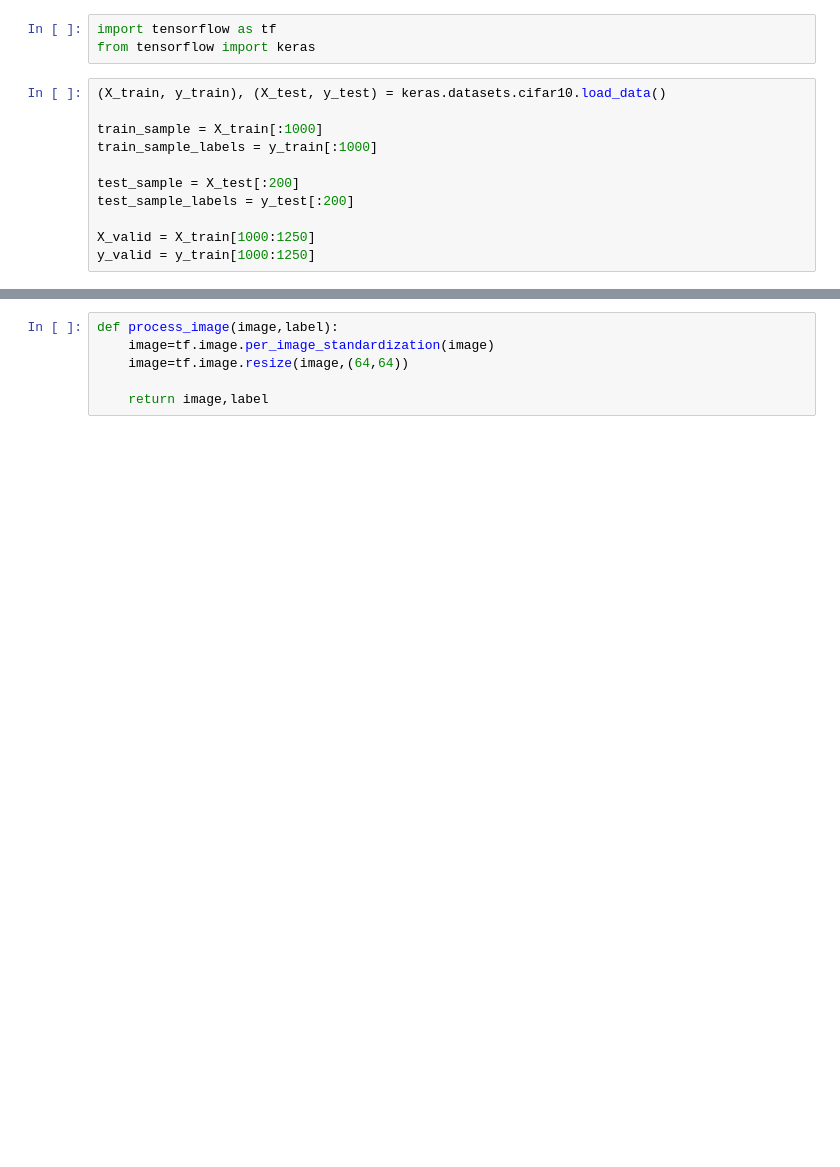
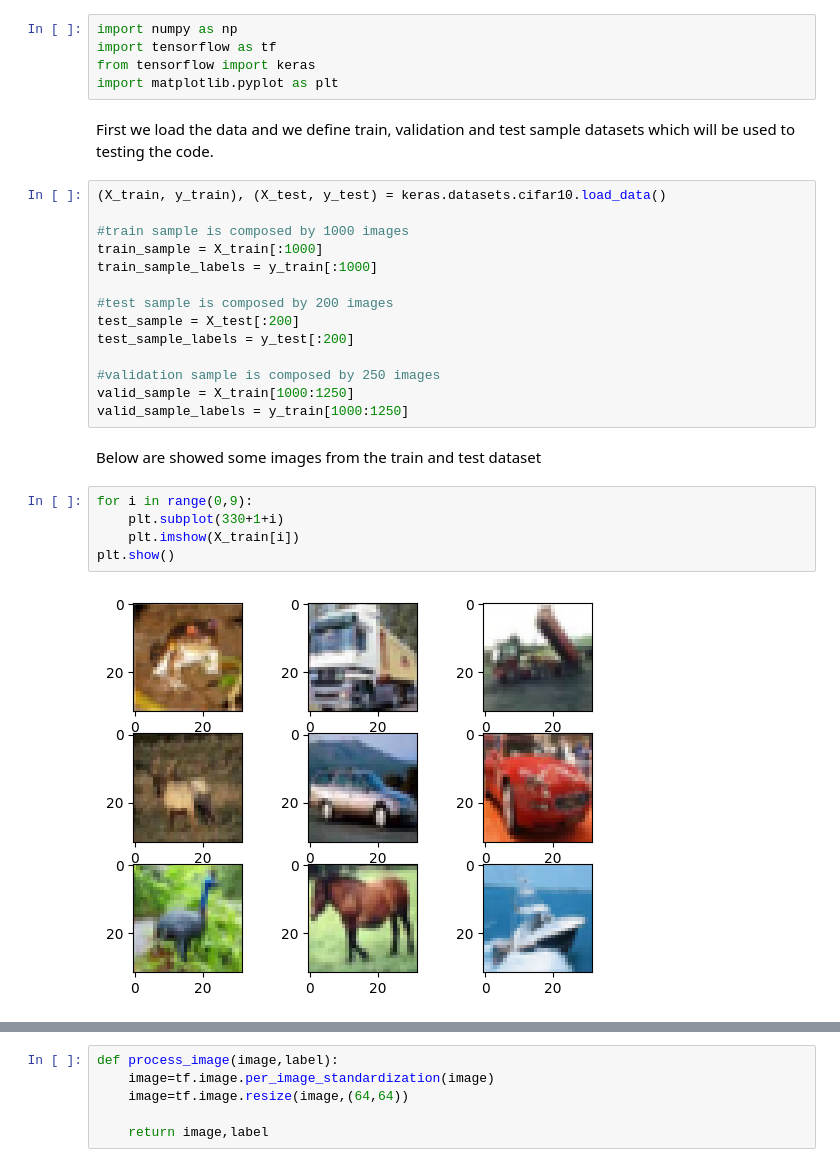
Before and after one commit to RaffaeleSann/final_project, a Jupyter notebook: CNN_with_PSO.ipynb, the cells around one changed output, grey strips where cells are left out. Saved outputs shown, nothing was run; the diff lists cells and outputs as text; blank space fills up the shorter version.

```diff
--- a/CNN_with_PSO.ipynb
+++ b/CNN_with_PSO.ipynb
@@ -19,14 +22,30 @@ Note: you may need to restart the kernel to use updated packages.
 # %%
+import numpy as np
 import tensorflow as tf
 from tensorflow import keras
+import matplotlib.pyplot as plt
+# %% [markdown]
+First we load the data and we define train, validation and test sample datasets which will be used to testing the code.
 # %%
 (X_train, y_train), (X_test, y_test) = keras.datasets.cifar10.load_data()
 
+#train sample is composed by 1000 images
 train_sample = X_train[:1000]
 train_sample_labels = y_train[:1000]
 
+#test sample is composed by 200 images
 test_sample = X_test[:200]
 test_sample_labels = y_test[:200]
 
-X_valid = X_train[1000:1250]
-y_valid = y_train[1000:1250]
+#validation sample is composed by 250 images
+valid_sample = X_train[1000:1250]
+valid_sample_labels = y_train[1000:1250]
+# %% [markdown]
+Below are showed some images from the train and test dataset
+# %%
+for i in range(0,9):
+    plt.subplot(330+1+i)
+    plt.imshow(X_train[i])
+plt.show()
+# %% [output]
+[figure, added]
```
Also changed, not shown: parts of 16 cells of this notebook, 2 other files.
